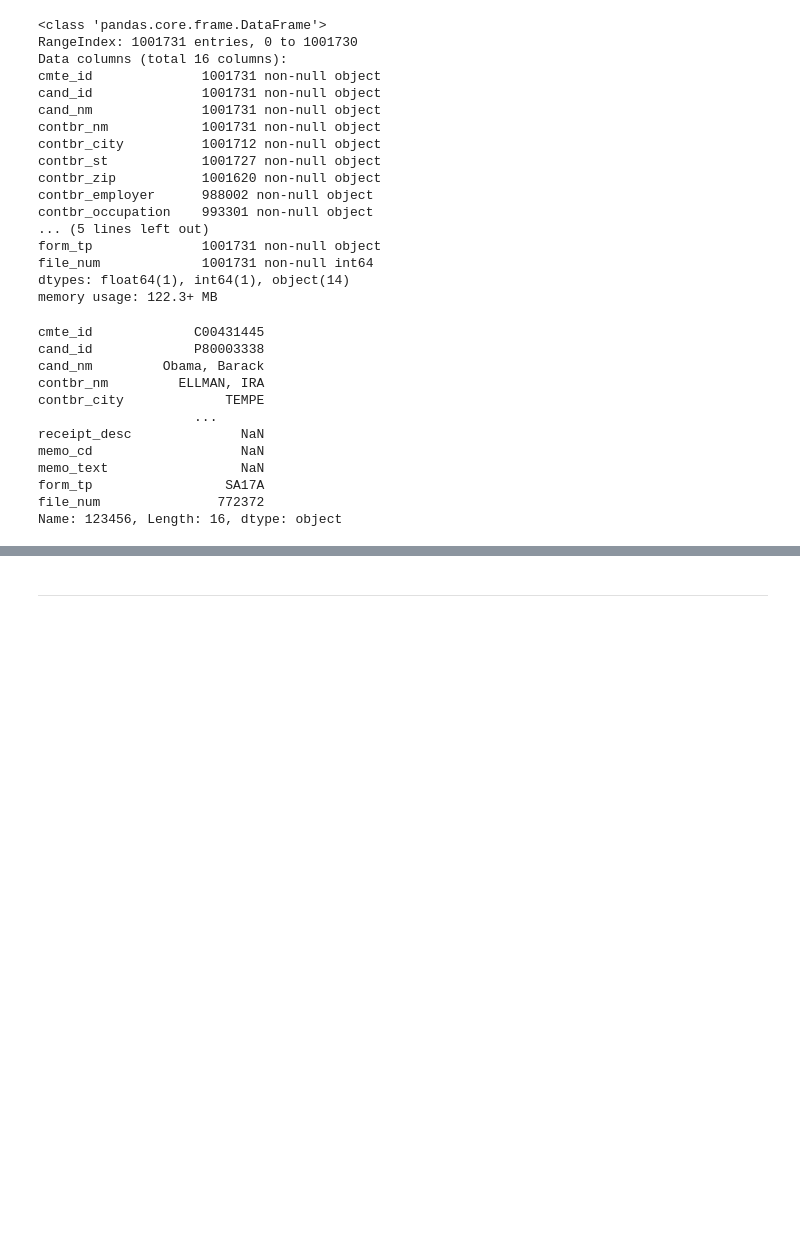
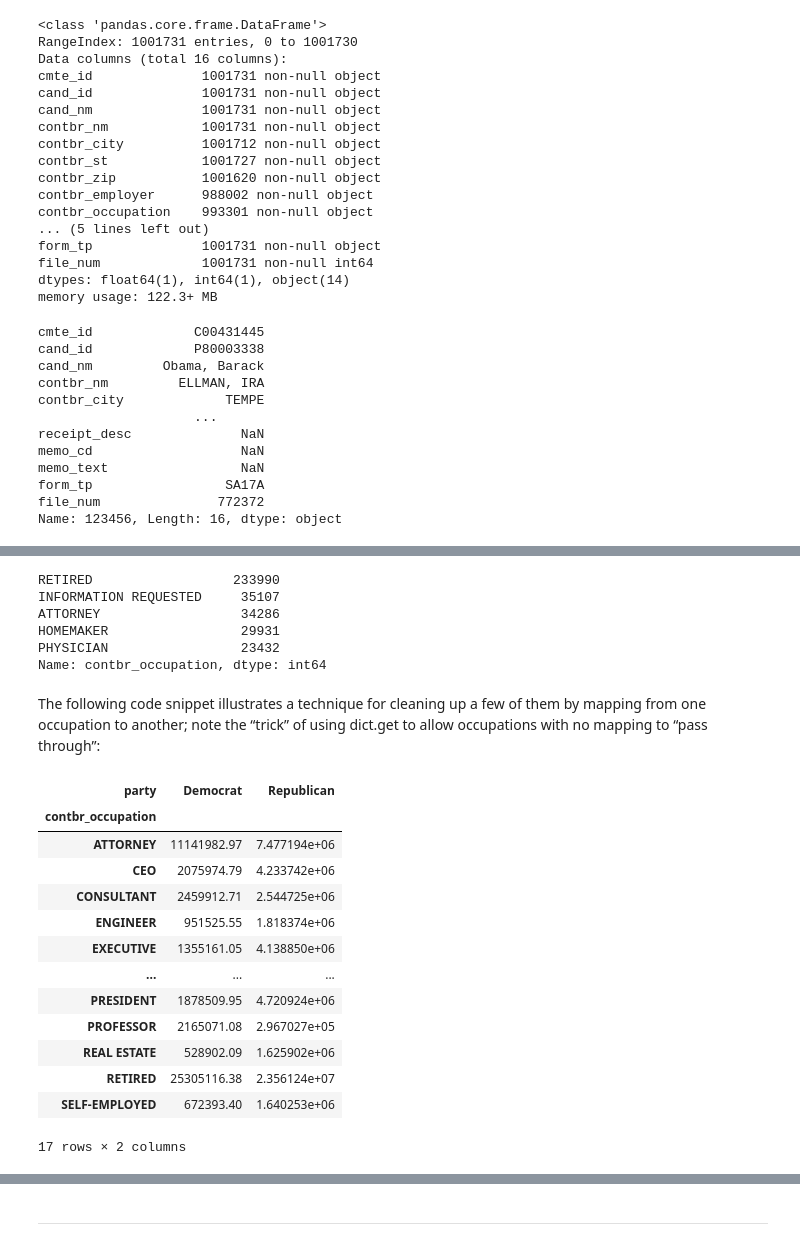
Before and after one commit to mikelhsia/Python, a Jupyter notebook: numpyPractice/pythonDataAnalysisChap14.ipynb, the cells around one changed output, grey strips where cells are left out. Saved outputs shown, nothing was run; the diff lists cells and outputs as text; code cells hidden in the pictures; blank space fills up the shorter version.

```diff
--- a/numpyPractice/pythonDataAnalysisChap14.ipynb
+++ b/numpyPractice/pythonDataAnalysisChap14.ipynb
@@ -1330,0 +1422,54 @@ Name: 123456, Length: 16, dtype: object
+# %%
+fec.contbr_occupation.value_counts().head()
+# %% [output]
+RETIRED                  233990
+INFORMATION REQUESTED     35107
+ATTORNEY                  34286
+HOMEMAKER                 29931
+PHYSICIAN                 23432
+Name: contbr_occupation, dtype: int64
+# %% [markdown]
+The following code snippet illustrates a technique for cleaning up a few of them by mapping from one occupation to another; note the “trick” of using dict.get to allow occupations with no mapping to “pass through”:
+# %%
+occ_mapping = {
+    'INFORMATION REQUESTED PER BEST EFFORTS': 'NOT PROVIDED',
+    'INFORMATION REQUESTED': 'NOT PROVIDED',
+    'INFORMATION REQUESTED (BEST EFFORTS)': 'NOT PROVIDED',
+    'C.E.O.': 'CEO'
+}
+
+#If no mapping provided, return x
+f = lambda x: occ_mapping.get(x, x)
+fec.contbr_occupation = fec.contbr_occupation.map(f)
+
+# Same thing for employers:
+emp_mapping = {
+    'INFORMATION REQUESTED PER BEST EFFORTS': 'NOT PROVIDED',
+    'INFORMATION REQUESTED': 'NOT PROVIDED',
+    'SELF': 'SELF-EMPLOYED',
+    'SELF EMPLOYED': 'SELF-EMPLOYED'
+}
+
+# If no mapping provided, return x
+f = lambda x: emp_mapping.get(x, x)
+fec.contbr_employer = fec.contbr_employer.map(f)
+
+by_occupation = fec.pivot_table('contb_receipt_amt', index='contbr_occupation', columns='party', aggfunc=sum)
+
+over_2mm = by_occupation[by_occupation.sum(1) > 2000000]
+over_2mm
+# %% [output]
+| party | Democrat | Republican |
+| contbr_occupation |  |  |
+| ATTORNEY | 11141982.97 | 7.477194e+06 |
+| CEO | 2075974.79 | 4.233742e+06 |
+| CONSULTANT | 2459912.71 | 2.544725e+06 |
+| ENGINEER | 951525.55 | 1.818374e+06 |
+| EXECUTIVE | 1355161.05 | 4.138850e+06 |
+| ... | ... | ... |
+| PRESIDENT | 1878509.95 | 4.720924e+06 |
+| PROFESSOR | 2165071.08 | 2.967027e+05 |
+| REAL ESTATE | 528902.09 | 1.625902e+06 |
+| RETIRED | 25305116.38 | 2.356124e+07 |
+| SELF-EMPLOYED | 672393.40 | 1.640253e+06 |
+17 rows × 2 columns
```
Also changed, not shown: parts of 15 cells of this notebook.
